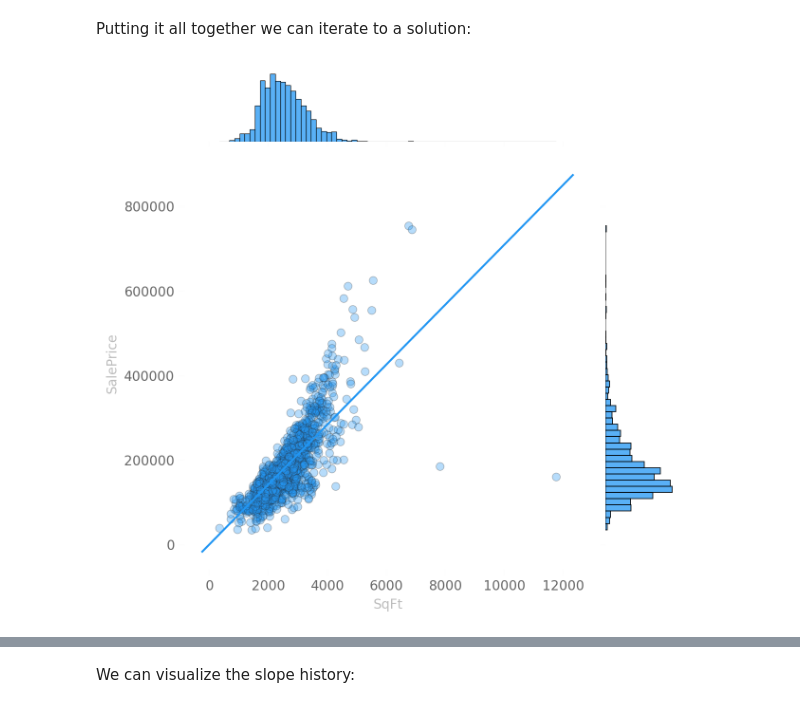
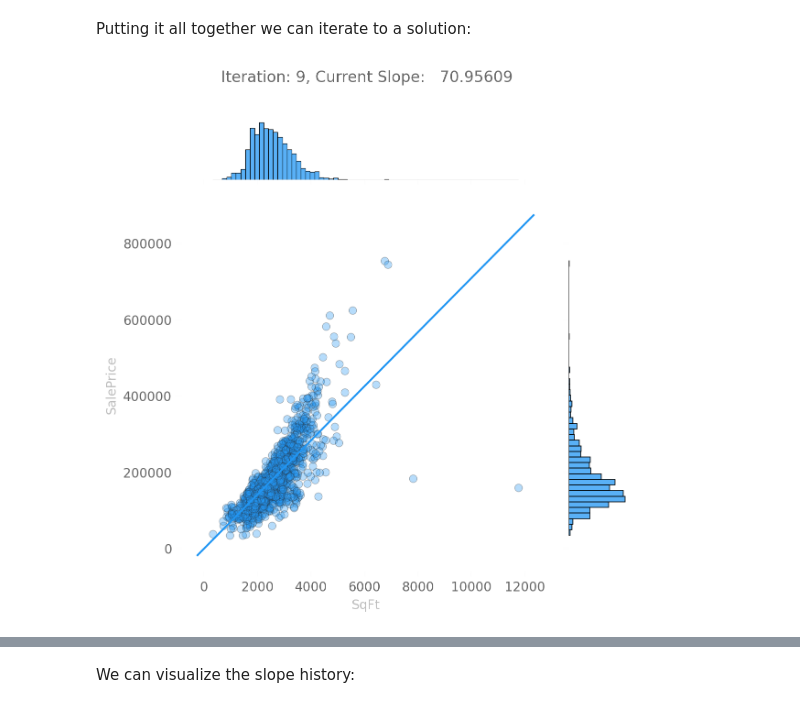
Before and after one commit to argonne-lcf/ATPESC_MachineLearning, a Jupyter notebook: 00_statisticalLearning/src/atpesc/notebooks/statistical_learning.ipynb, the cells around one changed output, grey strips where cells are left out. Cells and saved outputs as stored; diff of their text form; code cells hidden in the pictures.

```diff
--- a/00_statisticalLearning/src/atpesc/notebooks/statistical_learning.ipynb
+++ b/00_statisticalLearning/src/atpesc/notebooks/statistical_learning.ipynb
@@ -140,31 +137,34 @@ for i in range(0, iterations):
     m = learn(
         area,
         price,
         m,
         learning_rate
     )
     slope_history.append(m)
     # plot output so we can see progress
     ipydis.clear_output('wait')
     plot = sns.jointplot(
         x=area,
         y=price,
         alpha=0.33,
         edgecolor='#222222',
     )
+    fig = plt.gcf()
+    _ = fig.suptitle(f'Iteration: {i}, Current Slope: {m:10.5f}', y=1.01);
     xline = np.linspace(
         plot.ax_joint.axes.get_xlim()[0],
         plot.ax_joint.axes.get_xlim()[1],
         1000
     )
     yline = m * xline
     _ = plot.ax_joint.plot(xline, yline);
+    _ = plt.tight_layout()
     _ = plt.show()
 
     loss = evaluate(m, area, price)
     console.log(
         f'Step: {i}, Loss: {loss:10.5f}, Current Slope: {m:10.5f}'
     )
     time.sleep(0.5)
 # %% [output]
-[figure, old version]
+[figure, new version]
```
Also changed, not shown: parts of 25 cells of this notebook, 1 other file.
